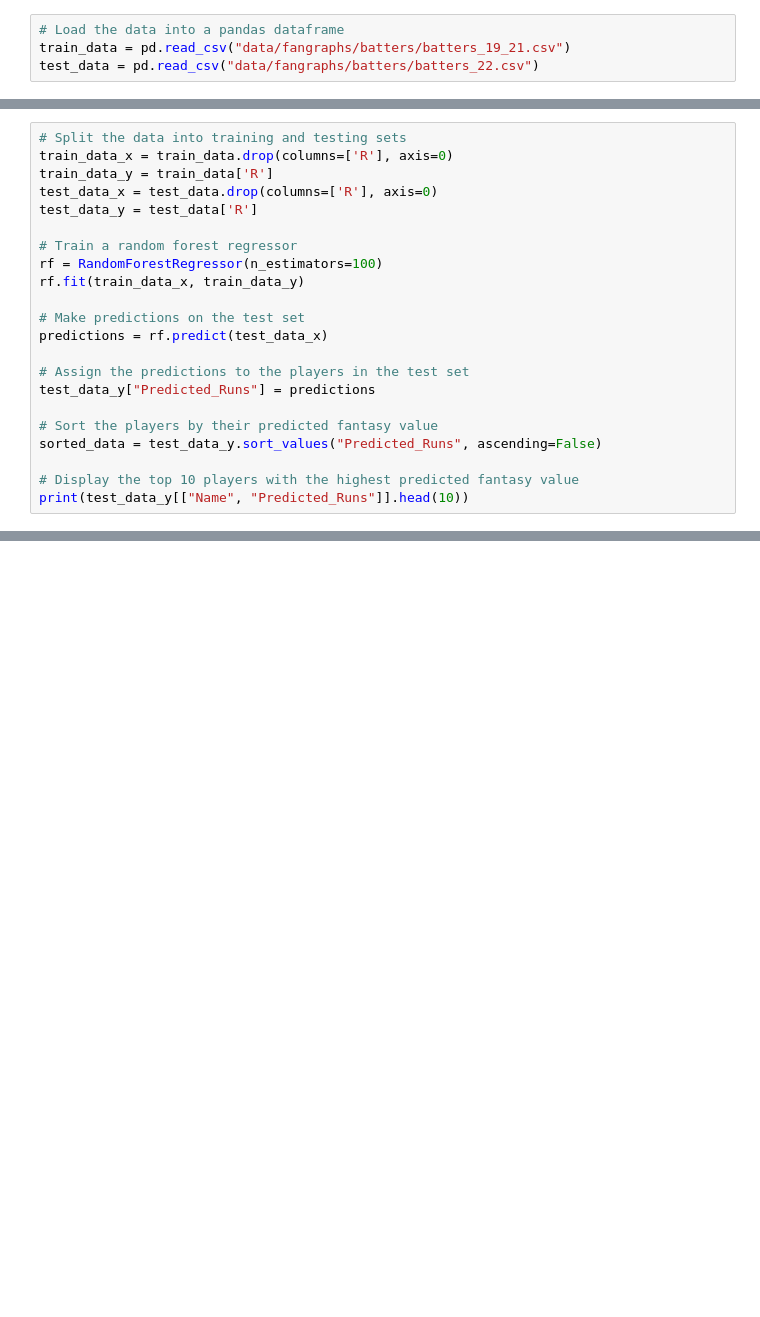
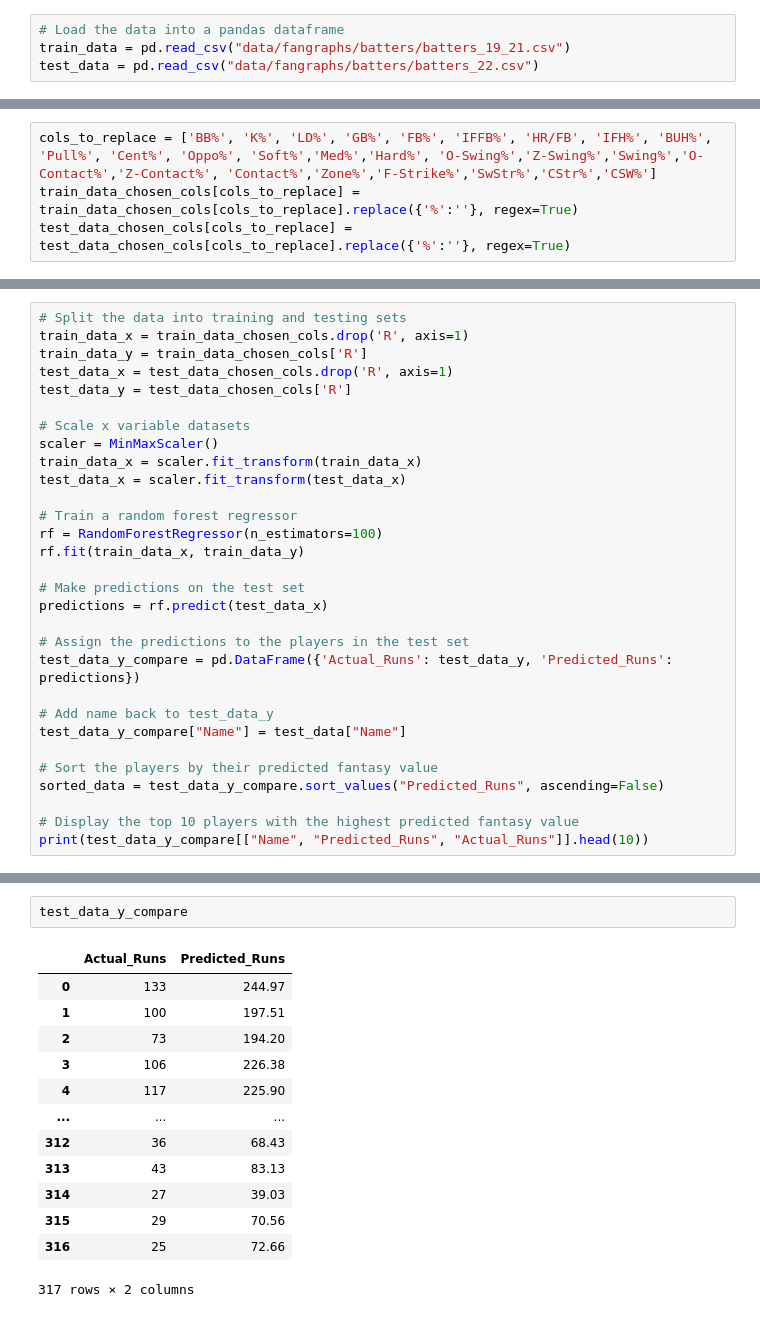
Before and after one commit to mattgilgo/Fantasy_Baseball, a Jupyter notebook: batter_models.ipynb, the cells around one changed output, grey strips where cells are left out. Drawn from its saved outputs; the diff is of its cells as text; blank space fills up the shorter version.

```diff
--- a/batter_models.ipynb
+++ b/batter_models.ipynb
@@ -39,0 +64,4 @@ test_data = test_data.rename({'G_x':'G', 'HR_x':'HR', 'R_x':'R', 'SB_x':'SB', 'B
+# %%
+cols_to_replace = ['BB%', 'K%', 'LD%', 'GB%', 'FB%', 'IFFB%', 'HR/FB', 'IFH%', 'BUH%', 'Pull%', 'Cent%', 'Oppo%', 'Soft%','Med%','Hard%', 'O-Swing%','Z-Swing%','Swing%','O-Contact%','Z-Contact%', 'Contact%','Zone%','F-Strike%','SwStr%','CStr%','CSW%']
+train_data_chosen_cols[cols_to_replace] = train_data_chosen_cols[cols_to_replace].replace({'%':''}, regex=True)
+test_data_chosen_cols[cols_to_replace] = test_data_chosen_cols[cols_to_replace].replace({'%':''}, regex=True)
@@ -40,9 +77,14 @@ test_data = test_data.rename({'G_x':'G', 'HR_x':'HR', 'R_x':'R', 'SB_x':'SB', 'B
 # %%
 # Split the data into training and testing sets
-train_data_x = train_data.drop(columns=['R'], axis=0)
-train_data_y = train_data['R']
-test_data_x = test_data.drop(columns=['R'], axis=0)
-test_data_y = test_data['R']
+train_data_x = train_data_chosen_cols.drop('R', axis=1)
+train_data_y = train_data_chosen_cols['R']
+test_data_x = test_data_chosen_cols.drop('R', axis=1)
+test_data_y = test_data_chosen_cols['R']
+
+# Scale x variable datasets
+scaler = MinMaxScaler()
+train_data_x = scaler.fit_transform(train_data_x)
+test_data_x = scaler.fit_transform(test_data_x)
 
 # Train a random forest regressor
 rf = RandomForestRegressor(n_estimators=100)
@@ -52,11 +94,14 @@ rf.fit(train_data_x, train_data_y)
 predictions = rf.predict(test_data_x)
 
 # Assign the predictions to the players in the test set
-test_data_y["Predicted_Runs"] = predictions
+test_data_y_compare = pd.DataFrame({'Actual_Runs': test_data_y, 'Predicted_Runs': predictions})
+
+# Add name back to test_data_y
+test_data_y_compare["Name"] = test_data["Name"]
 
 # Sort the players by their predicted fantasy value
-sorted_data = test_data_y.sort_values("Predicted_Runs", ascending=False)
+sorted_data = test_data_y_compare.sort_values("Predicted_Runs", ascending=False)
 
 # Display the top 10 players with the highest predicted fantasy value
-print(test_data_y[["Name", "Predicted_Runs"]].head(10))
+print(test_data_y_compare[["Name", "Predicted_Runs", "Actual_Runs"]].head(10))
 # %% [output]
@@ -63,0 +119,16 @@ KeyError: "['R'] not found in axis"
+# %%
+test_data_y_compare
+# %% [output]
+|  | Actual_Runs | Predicted_Runs |
+| 0 | 133 | 244.97 |
+| 1 | 100 | 197.51 |
+| 2 | 73 | 194.20 |
+| 3 | 106 | 226.38 |
+| 4 | 117 | 225.90 |
+| ... | ... | ... |
+| 312 | 36 | 68.43 |
+| 313 | 43 | 83.13 |
+| 314 | 27 | 39.03 |
+| 315 | 29 | 70.56 |
+| 316 | 25 | 72.66 |
+317 rows × 2 columns
```
Also changed, not shown: parts of 6 cells of this notebook.
